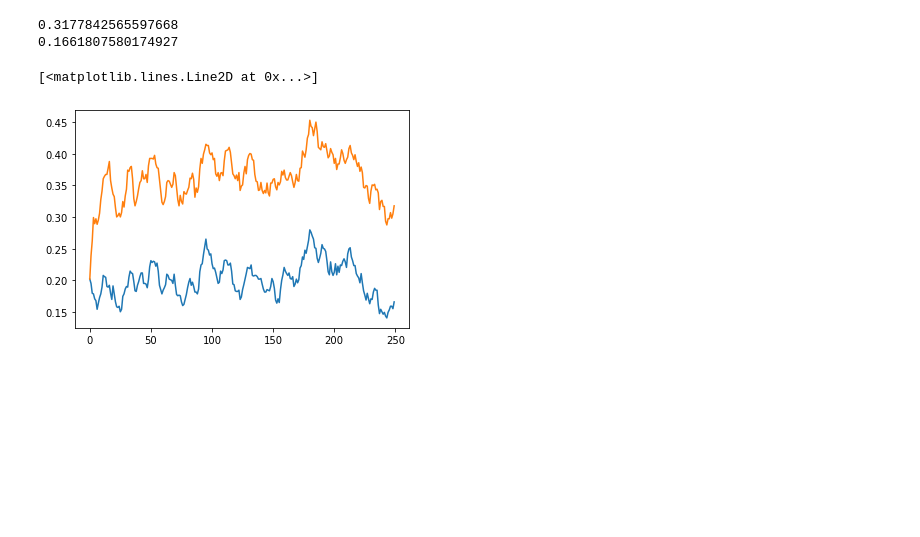
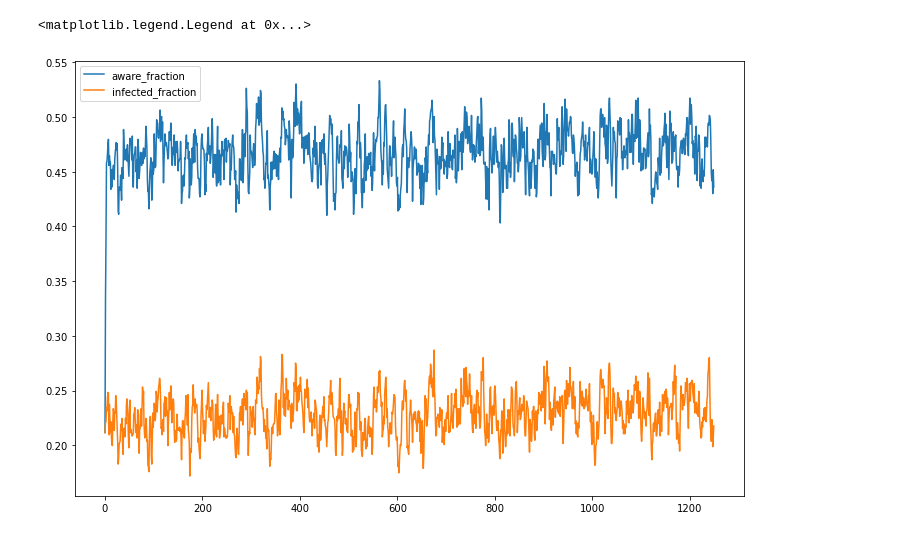
Before and after one commit to rafjar/WSZ-projekt, a Jupyter notebook: Jarmakiewicz_projekt.ipynb, the cells around one changed output. Cells and saved outputs as stored; diff of their text form; code cells hidden in the pictures; blank space fills up the shorter version.

```diff
--- a/Jarmakiewicz_projekt.ipynb
+++ b/Jarmakiewicz_projekt.ipynb
@@ -103,12 +103,12 @@ beta = 0.3    # probability of infection
 gamma = 0     # factor reducing the likelihood of infection
 mu = 0.4      # probability of recovery
 
-plot_aware = []
-plot_infected = []
-i = 0
+temp_fract_aware = []
+temp_fract_infected = []
 
-iterations = 100
-for node in tqdm(np.random.choice(physical.nodes, size=nodes*iterations)):
+
+iterations = 1000
+for indx, node in tqdm(enumerate(np.random.choice(physical.nodes, size=nodes*iterations)), total=nodes*iterations):
     # AI
     if physical.nodes[node]['infected']:
         # AI -> UI
@@ -128,54 +128,51 @@ for node in tqdm(np.random.choice(physical.nodes, size=nodes*iterations)):
     elif virtual.nodes[node]['aware']:
         # AS -> US
         if random.random() < delta:
-            any_infected_neighbor = any([physical.nodes[n]['infected'] for n in physical.neighbors(node)])
+            number_of_infected_neighbors = sum([physical.nodes[n]['infected'] for n in physical.neighbors(node)])
             # AS -> US -> UI -> AI
-            if any_infected_neighbor and random.random() < beta:
+            if random.random() < 1-(1-beta)**number_of_infected_neighbors:
                 physical.nodes[node]['infected'] = True
             # AS -> US -> US
             else:
                 virtual.nodes[node]['aware'] = False
 
         # AS -> AS
         else:
-            any_infected_neighbor = any([physical.nodes[n]['infected'] for n in physical.neighbors(node)])
+            number_of_infected_neighbors = sum([physical.nodes[n]['infected'] for n in physical.neighbors(node)])
             # AS -> AS -> AI
-            if any_infected_neighbor and random.random() < gamma*beta:
+            if random.random() < 1-(1-gamma*beta)**number_of_infected_neighbors:
                 physical.nodes[node]['infected'] = True
 
 
     # US
     else:
-        any_aware_neighbor = any([virtual.nodes[n]['aware'] for n in virtual.neighbors(node)])
+        number_of_aware_neighbors = sum([virtual.nodes[n]['aware'] for n in virtual.neighbors(node)])
         # US -> AS
-        if any_aware_neighbor and random.random() < Lambda:
+        if random.random() < 1-(1-Lambda)**number_of_aware_neighbors:
             virtual.nodes[node]['aware'] = True
-            any_infected_neighbor = any([physical.nodes[n]['infected'] for n in physical.neighbors(node)])
+            number_of_infected_neighbors = sum([physical.nodes[n]['infected'] for n in physical.neighbors(node)])
             # US -> AS -> AI
-            if any_infected_neighbor and random.random() < gamma*beta:
+            if random.random() < 1-(1-gamma*beta)**number_of_infected_neighbors:
                 physical.nodes[node]['infected'] = True
 
         # US -> US
         else:
-            any_infected_neighbor = any([physical.nodes[n]['infected'] for n in physical.neighbors(node)])
+            number_of_infected_neighbors = sum([physical.nodes[n]['infected'] for n in physical.neighbors(node)])
             # US -> US -> UI -> AI
-            if any_infected_neighbor and random.random() < beta:
+            if random.random() < 1-(1-beta)**number_of_infected_neighbors:
                 physical.nodes[node]['infected'] = True
                 virtual.nodes[node]['aware'] = True
 
-    if not i % 500:
+    if indx % 1000 == 0:
         aware = [virtual.nodes[n]['aware'] for n in virtual]
         infected = [physical.nodes[n]['infected'] for n in physical]
-        plot_aware.append(sum(aware)/len(aware))
-        plot_infected.append(sum(infected)/len(infected))
-    i += 1
+        temp_fract_aware.append(sum(aware)/len(aware))
+        temp_fract_infected.append(sum(infected)/len(infected))
 
-print(sum(aware)/len(aware))
-print(sum(infected)/len(infected))
-plt.plot(plot_infected)
-plt.plot(plot_aware)
+plt.figure(figsize=(12, 8))
+plt.plot(temp_fract_aware, label='aware_fraction')
+plt.plot(temp_fract_infected, label='infected_fraction')
+plt.legend()
 # %% [output]
-0.3177842565597668
-0.1661807580174927
+<matplotlib.legend.Legend at 0x...>
-[<matplotlib.lines.Line2D at 0x...>]
-[figure, old version]
+[figure, new version]
```
Also changed, not shown: parts of 1 cell of this notebook.
